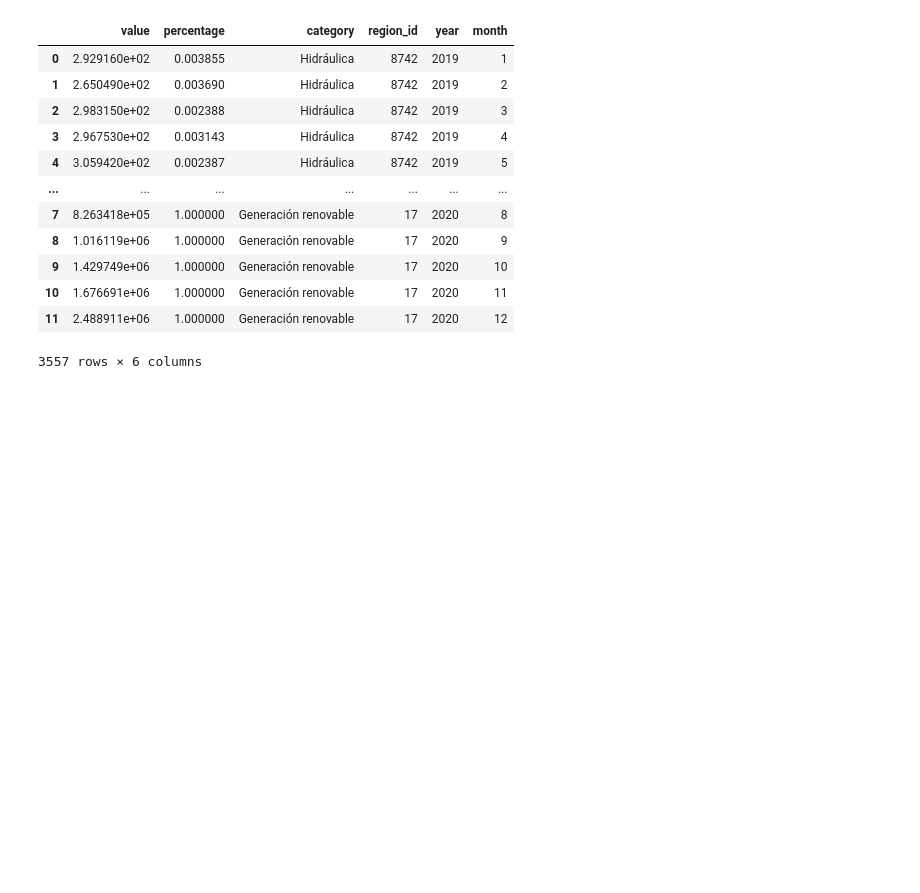
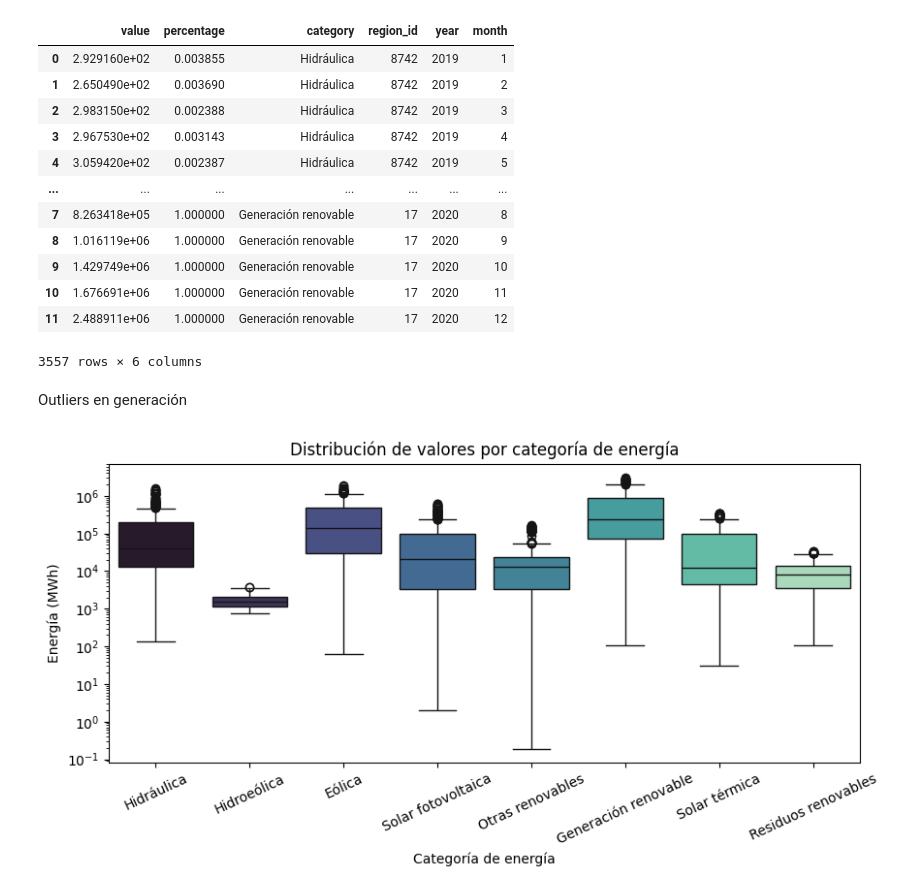
Before and after one commit to SupernovaIa/Laboratorio-ETL-Extraccion, a Jupyter notebook: laboratorio-modulo5-leccion02-etl-transformacion.ipynb, the cells around one changed output. Drawn from its saved outputs; the diff is of its cells as text; code cells hidden in the pictures; blank space fills up the shorter version.

```diff
--- a/laboratorio-modulo5-leccion02-etl-transformacion.ipynb
+++ b/laboratorio-modulo5-leccion02-etl-transformacion.ipynb
@@ -155,3 +182,20 @@ df_generacion
 | 10 | 1.676691e+06 | 1.000000 | Generación renovable | 17 | 2020 | 11 |
 | 11 | 2.488911e+06 | 1.000000 | Generación renovable | 17 | 2020 | 12 |
 3557 rows × 6 columns
+# %% [markdown]
+Outliers en generación
+# %%
+plt.figure(figsize=(10, 4))
+sns.boxplot(data=df_generacion,
+            x='category',
+            y='value',
+            hue = 'category',
+            palette = 'mako')
+plt.title('Distribución de valores por categoría de energía')
+plt.xlabel('Categoría de energía')
+plt.ylabel('Energía (MWh)') # Posiblemente sea esta unidad
+plt.yscale('log')
+plt.xticks(rotation=25)
+plt.show()
+# %% [output]
+[figure, added]
```
Also changed, not shown: parts of 6 cells of this notebook, 9 other files.
